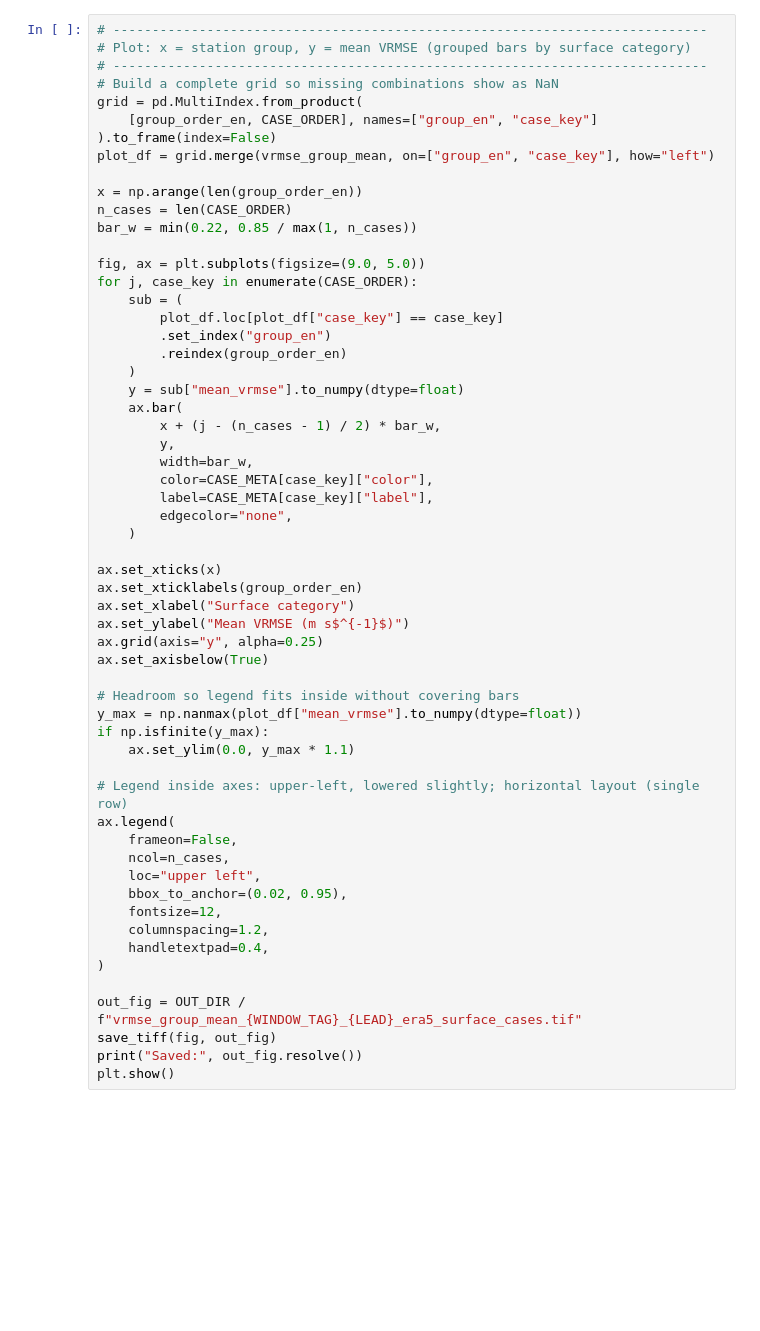
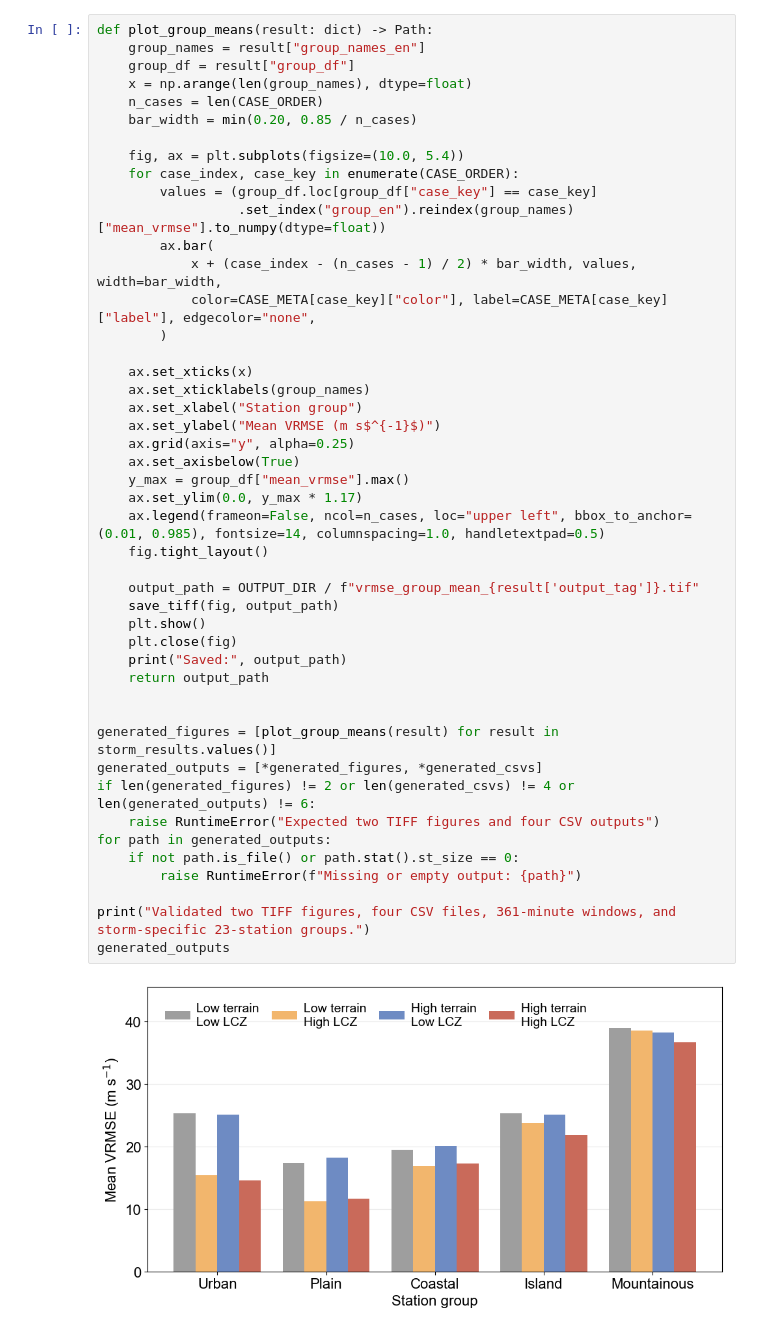
Before and after one commit to WindIsFeng/Figs_AI-physics, a Jupyter notebook: Fig6/04_rmse_group.ipynb, the cells around one changed output. Drawn from its saved outputs; the diff is of its cells as text; blank space fills up the shorter version.

Commit message:
Add surface representation and Yagi to Fig6

```diff
--- a/Fig6/04_rmse_group.ipynb
+++ b/Fig6/04_rmse_group.ipynb
@@ -465,59 +294,48 @@ Saved: E:\BaiduSyncdisk\Code\06_AI_WRF_UCM\Figs\Fig6\publish\vrmse_group_mean_20
 # %%
-# ----------------------------------------------------------------------------
-# Plot: x = station group, y = mean VRMSE (grouped bars by surface category)
-# ----------------------------------------------------------------------------
-# Build a complete grid so missing combinations show as NaN
-grid = pd.MultiIndex.from_product(
-    [group_order_en, CASE_ORDER], names=["group_en", "case_key"]
-).to_frame(index=False)
-plot_df = grid.merge(vrmse_group_mean, on=["group_en", "case_key"], how="left")
+def plot_group_means(result: dict) -> Path:
+    group_names = result["group_names_en"]
+    group_df = result["group_df"]
+    x = np.arange(len(group_names), dtype=float)
+    n_cases = len(CASE_ORDER)
+    bar_width = min(0.20, 0.85 / n_cases)
 
-x = np.arange(len(group_order_en))
-n_cases = len(CASE_ORDER)
-bar_w = min(0.22, 0.85 / max(1, n_cases))
+    fig, ax = plt.subplots(figsize=(10.0, 5.4))
+    for case_index, case_key in enumerate(CASE_ORDER):
+        values = (group_df.loc[group_df["case_key"] == case_key]
+                  .set_index("group_en").reindex(group_names)["mean_vrmse"].to_numpy(dtype=float))
+        ax.bar(
+            x + (case_index - (n_cases - 1) / 2) * bar_width, values, width=bar_width,
+            color=CASE_META[case_key]["color"], label=CASE_META[case_key]["label"], edgecolor="none",
+        )
 
-fig, ax = plt.subplots(figsize=(9.0, 5.0))
-for j, case_key in enumerate(CASE_ORDER):
-    sub = (
-        plot_df.loc[plot_df["case_key"] == case_key]
-        .set_index("group_en")
-        .reindex(group_order_en)
-    )
-    y = sub["mean_vrmse"].to_numpy(dtype=float)
-    ax.bar(
-        x + (j - (n_cases - 1) / 2) * bar_w,
-        y,
-        width=bar_w,
-        color=CASE_META[case_key]["color"],
-        label=CASE_META[case_key]["label"],
-        edgecolor="none",
-    )
+    ax.set_xticks(x)
+    ax.set_xticklabels(group_names)
+    ax.set_xlabel("Station group")
+    ax.set_ylabel("Mean VRMSE (m s$^{-1}$)")
+    ax.grid(axis="y", alpha=0.25)
+    ax.set_axisbelow(True)
+    y_max = group_df["mean_vrmse"].max()
+    ax.set_ylim(0.0, y_max * 1.17)
+    ax.legend(frameon=False, ncol=n_cases, loc="upper left", bbox_to_anchor=(0.01, 0.985), fontsize=14, columnspacing=1.0, handletextpad=0.5)
+    fig.tight_layout()
 
-ax.set_xticks(x)
-ax.set_xticklabels(group_order_en)
-ax.set_xlabel("Surface category")
-ax.set_ylabel("Mean VRMSE (m s$^{-1}$)")
-ax.grid(axis="y", alpha=0.25)
-ax.set_axisbelow(True)
+    output_path = OUTPUT_DIR / f"vrmse_group_mean_{result['output_tag']}.tif"
+    save_tiff(fig, output_path)
+    plt.show()
+    plt.close(fig)
+    print("Saved:", output_path)
+    return output_path
 
-# Headroom so legend fits inside without covering bars
-y_max = np.nanmax(plot_df["mean_vrmse"].to_numpy(dtype=float))
-if np.isfinite(y_max):
-    ax.set_ylim(0.0, y_max * 1.1)
 
-# Legend inside axes: upper-left, lowered slightly; horizontal layout (single row)
-ax.legend(
-    frameon=False,
-    ncol=n_cases,
-    loc="upper left",
-    bbox_to_anchor=(0.02, 0.95),
-    fontsize=12,
-    columnspacing=1.2,
-    handletextpad=0.4,
-)
+generated_figures = [plot_group_means(result) for result in storm_results.values()]
+generated_outputs = [*generated_figures, *generated_csvs]
+if len(generated_figures) != 2 or len(generated_csvs) != 4 or len(generated_outputs) != 6:
+    raise RuntimeError("Expected two TIFF figures and four CSV outputs")
+for path in generated_outputs:
+    if not path.is_file() or path.stat().st_size == 0:
+        raise RuntimeError(f"Missing or empty output: {path}")
 
-out_fig = OUT_DIR / f"vrmse_group_mean_{WINDOW_TAG}_{LEAD}_era5_surface_cases.tif"
-save_tiff(fig, out_fig)
-print("Saved:", out_fig.resolve())
-plt.show()
+print("Validated two TIFF figures, four CSV files, 361-minute windows, and storm-specific 23-station groups.")
+generated_outputs
 # %% [output]
+[figure, new version]
```
Also changed, not shown: parts of 10 cells of this notebook, 6 other files.
